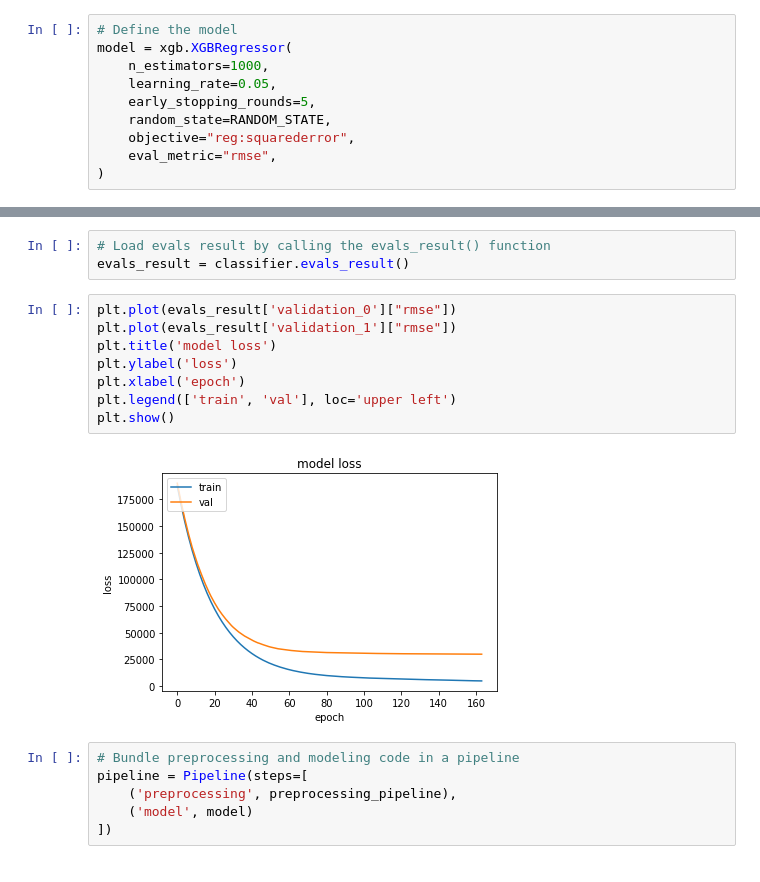
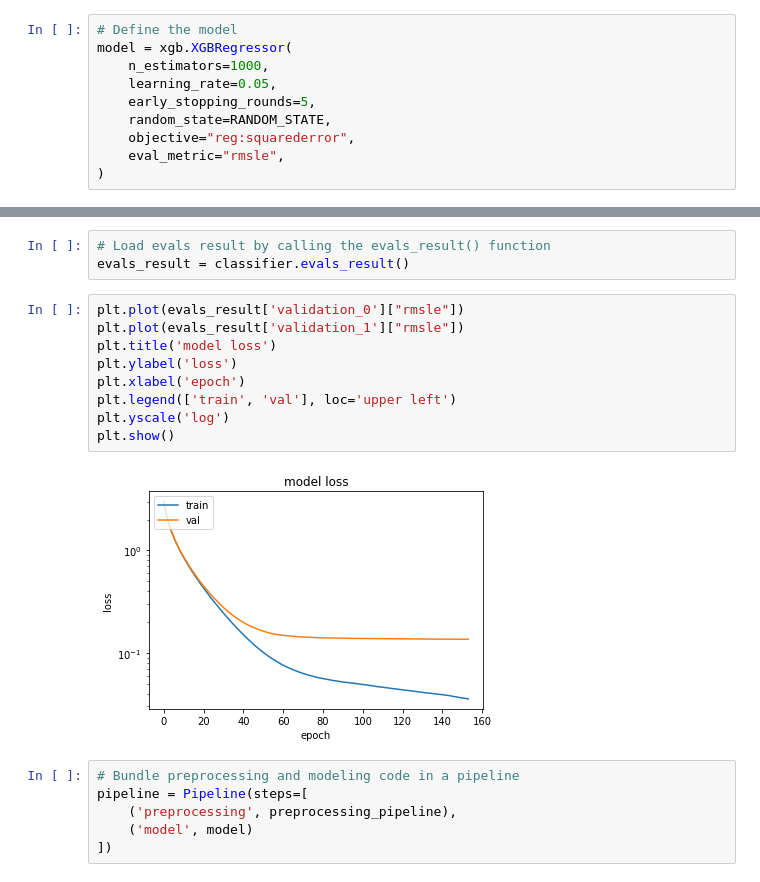
Before and after one commit to vitaminac/miniai, a Jupyter notebook: house-prices-regression-prediction.ipynb, the cells around one changed output, grey strips where cells are left out. Drawn from its saved outputs; the diff is of its cells as text.

```diff
--- a/house-prices-regression-prediction.ipynb
+++ b/house-prices-regression-prediction.ipynb
@@ -484,7 +484,7 @@ model = xgb.XGBRegressor(
     early_stopping_rounds=5,
     random_state=RANDOM_STATE,
     objective="reg:squarederror",
-    eval_metric="rmse",
+    eval_metric="rmsle",
 )
 # %%
 X_train_transformed = preprocessing_pipeline.transform(X_train_df)
@@ -501,15 +501,16 @@ classifier = model.fit(
 # Load evals result by calling the evals_result() function
 evals_result = classifier.evals_result()
 # %%
-plt.plot(evals_result['validation_0']["rmse"])
-plt.plot(evals_result['validation_1']["rmse"])
+plt.plot(evals_result['validation_0']["rmsle"])
+plt.plot(evals_result['validation_1']["rmsle"])
 plt.title('model loss')
 plt.ylabel('loss')
 plt.xlabel('epoch')
 plt.legend(['train', 'val'], loc='upper left')
+plt.yscale('log')
 plt.show()
 # %% [output]
-[figure, old version]
+[figure, new version]
 # %%
 # Bundle preprocessing and modeling code in a pipeline
 pipeline = Pipeline(steps=[
```
Also changed, not shown: parts of 3 cells of this notebook.
